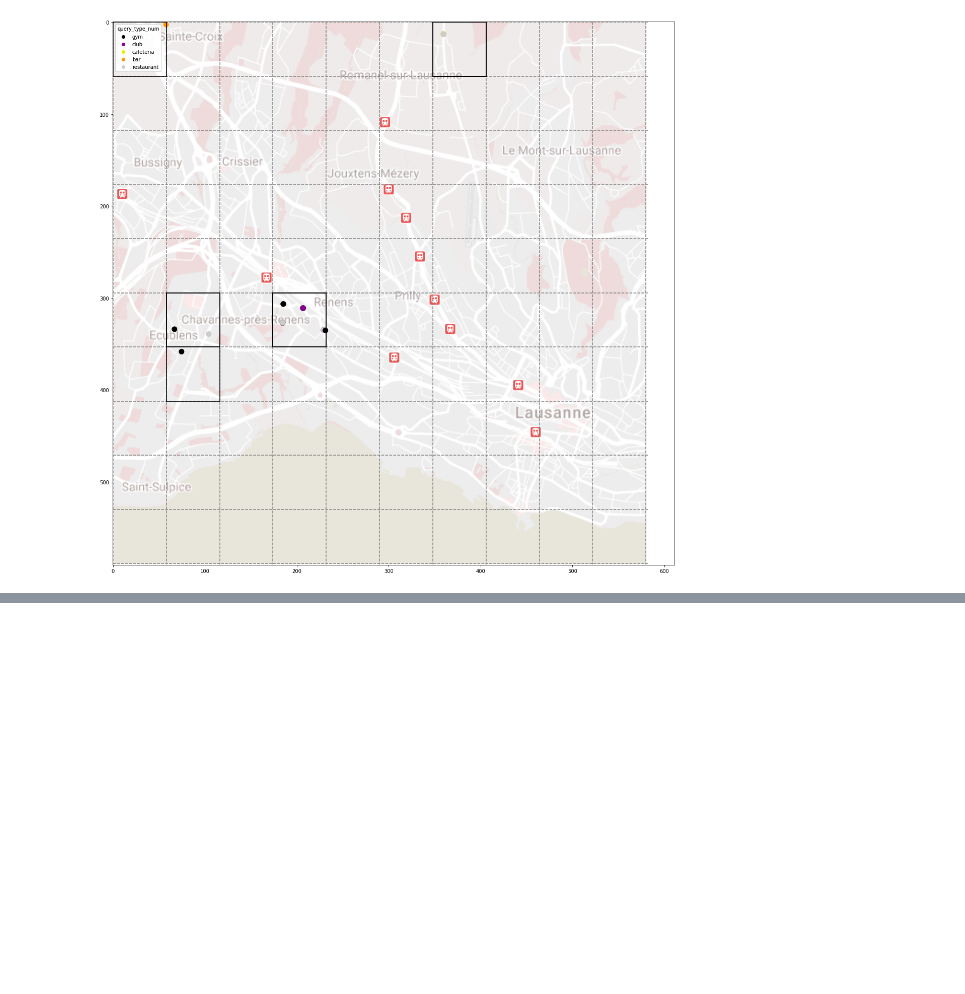
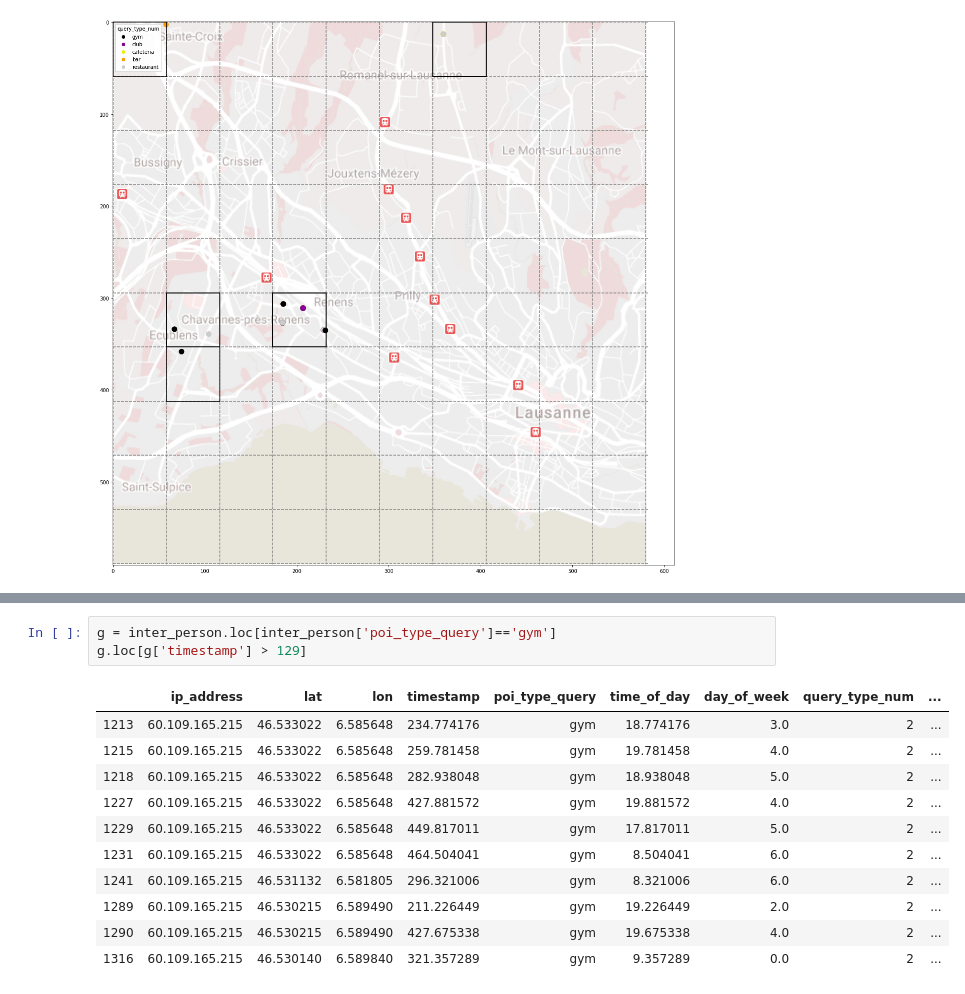
Before and after one commit to pgabioud/pet_project1, a Jupyter notebook: pet_project2/skeleton/Untitled.ipynb, the cells around one changed output, grey strips where cells are left out. Drawn from its saved outputs; the diff is of its cells as text; blank space fills up the shorter version.

```diff
--- a/pet_project2/skeleton/Untitled.ipynb
+++ b/pet_project2/skeleton/Untitled.ipynb
@@ -297,0 +300,15 @@ Using both graphs, we can see that
+# %%
+g = inter_person.loc[inter_person['poi_type_query']=='gym']
+g.loc[g['timestamp'] > 129]
+# %% [output]
+|  | ip_address | lat | lon | timestamp | poi_type_query | time_of_day | day_of_week | query_type_num | ... |
+| 1213 | 60.109.165.215 | 46.533022 | 6.585648 | 234.774176 | gym | 18.774176 | 3.0 | 2 | ... |
+| 1215 | 60.109.165.215 | 46.533022 | 6.585648 | 259.781458 | gym | 19.781458 | 4.0 | 2 | ... |
+| 1218 | 60.109.165.215 | 46.533022 | 6.585648 | 282.938048 | gym | 18.938048 | 5.0 | 2 | ... |
+| 1227 | 60.109.165.215 | 46.533022 | 6.585648 | 427.881572 | gym | 19.881572 | 4.0 | 2 | ... |
+| 1229 | 60.109.165.215 | 46.533022 | 6.585648 | 449.817011 | gym | 17.817011 | 5.0 | 2 | ... |
+| 1231 | 60.109.165.215 | 46.533022 | 6.585648 | 464.504041 | gym | 8.504041 | 6.0 | 2 | ... |
+| 1241 | 60.109.165.215 | 46.531132 | 6.581805 | 296.321006 | gym | 8.321006 | 6.0 | 2 | ... |
+| 1289 | 60.109.165.215 | 46.530215 | 6.589490 | 211.226449 | gym | 19.226449 | 2.0 | 2 | ... |
+| 1290 | 60.109.165.215 | 46.530215 | 6.589490 | 427.675338 | gym | 19.675338 | 4.0 | 2 | ... |
+| 1316 | 60.109.165.215 | 46.530140 | 6.589840 | 321.357289 | gym | 9.357289 | 0.0 | 2 | ... |
```
Also changed, not shown: parts of 7 cells of this notebook.
